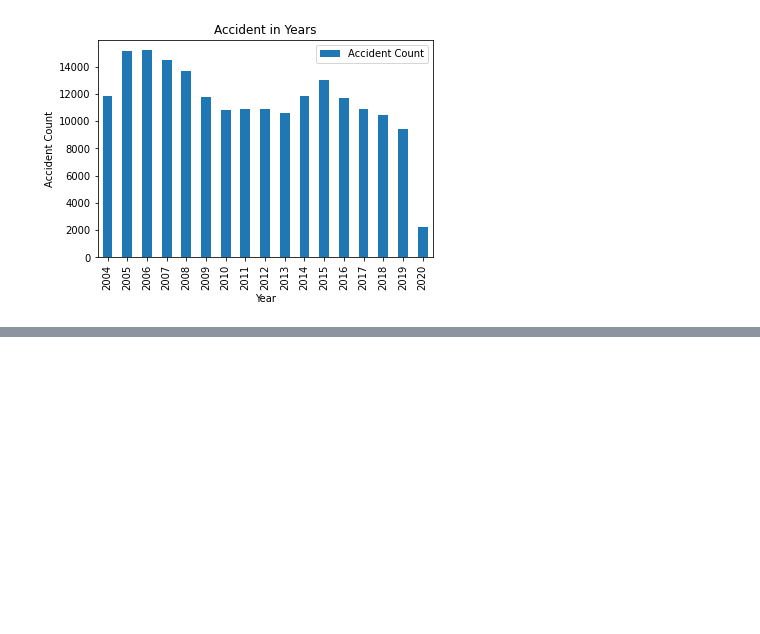
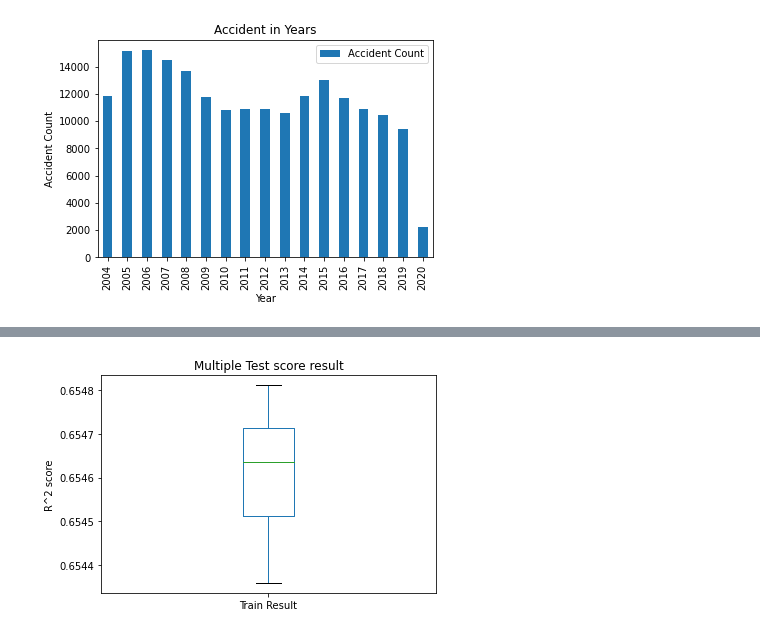
Before and after one commit to Mick235711/Coursera_Capstone, a Jupyter notebook: report.ipynb, the cells around one changed output, grey strips where cells are left out. Cells and saved outputs as stored; diff of their text form; code cells hidden in the pictures; blank space fills up the shorter version.

```diff
--- a/report.ipynb
+++ b/report.ipynb
@@ -236,0 +237,17 @@ Text(0.5, 1.0, 'Infection of probability for different variables')
+# %%
+# Simple function to train continuously
+def test_random_forest():
+    clf = RandomForestClassifier()
+    clf.fit(x_train, y_train)
+    return clf.score(x_test, y_test)
+
+# The training result of several attempts
+multi_train_result = [test_random_forest() for i in range(10)]
+# %%
+# Box chart to represent the result of training
+pd.DataFrame(multi_train_result, columns = ['Train Result']).plot(kind = 'box')
+plt.ylabel('R^2 score')
+plt.title('Multiple Test score result')
+plt.savefig('images/multi_test_score.png')
+# %% [output]
+[figure, added]
```
Also changed, not shown: parts of 4 cells of this notebook, 5 other files.
